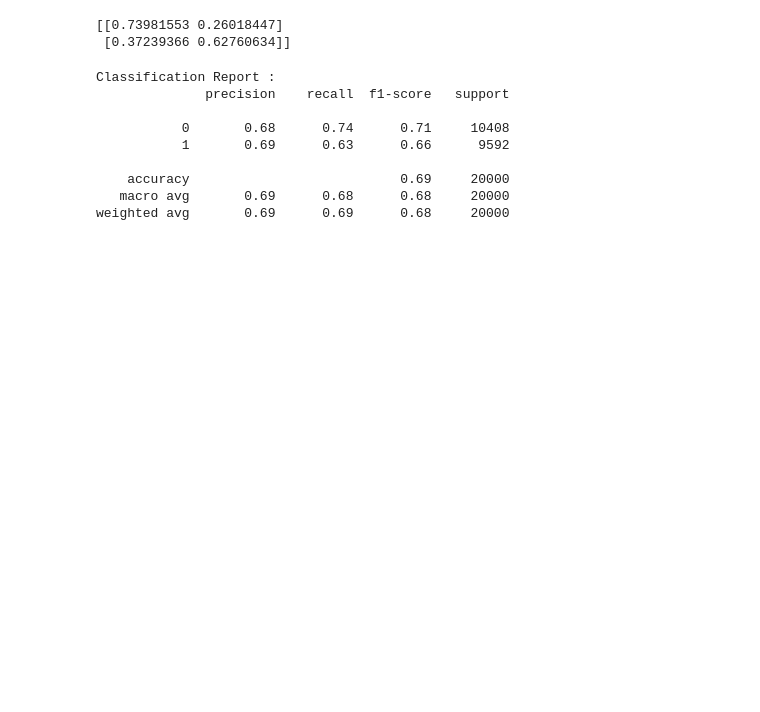
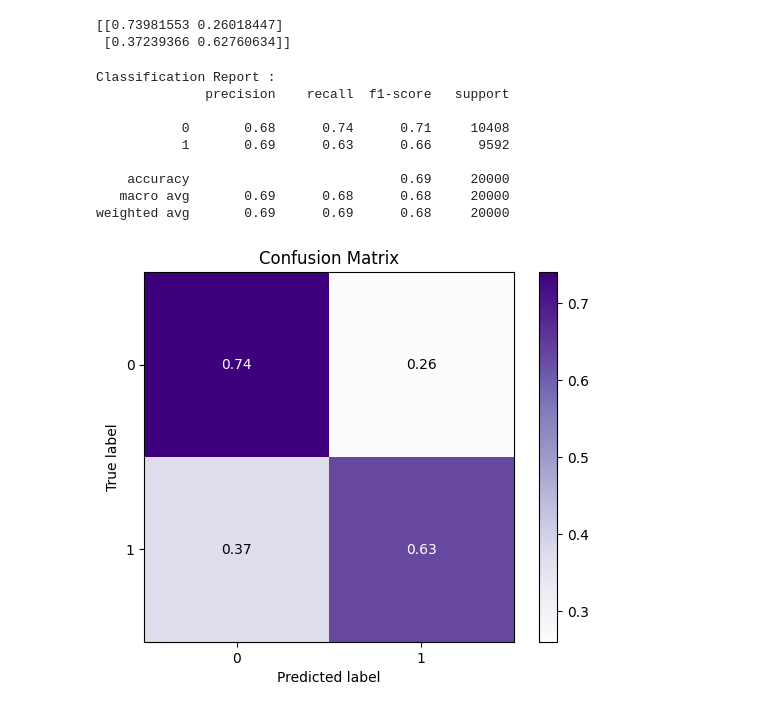
Before and after one commit to Vachonni/TrainingNLP, a Jupyter notebook: ConsortFormationNLP.ipynb, the cells around one changed output. Cells and saved outputs as stored; diff of their text form; code cells hidden in the pictures; blank space fills up the shorter version.

```diff
--- a/ConsortFormationNLP.ipynb
+++ b/ConsortFormationNLP.ipynb
@@ -256,3 +256,13 @@ Classification Report :
     accuracy                           0.69     20000
    macro avg       0.69      0.68      0.68     20000
 weighted avg       0.69      0.69      0.68     20000
+# %%
+import scikitplot as skplt
+
+skplt.metrics.plot_confusion_matrix(test_data['polarity'], test_data['pred_polarity'],
+                                    normalize=True,
+                                    title="Confusion Matrix",
+                                    cmap="Purples",
+                                    );
+# %% [output]
+[figure, added]
```
Also changed, not shown: 1 other file.
